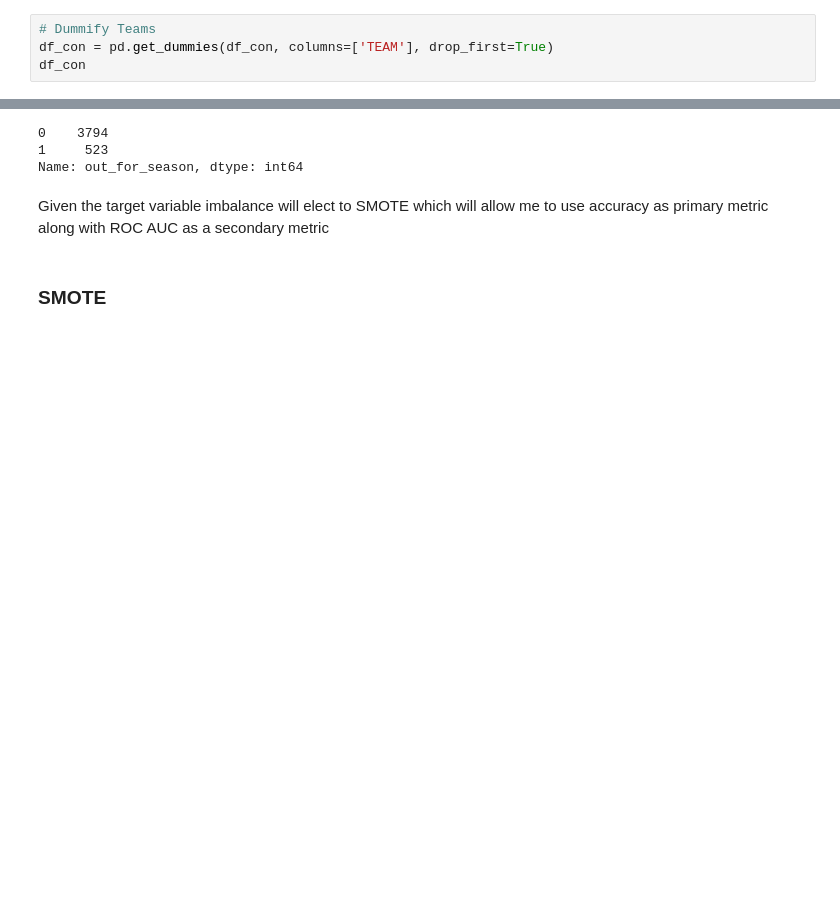
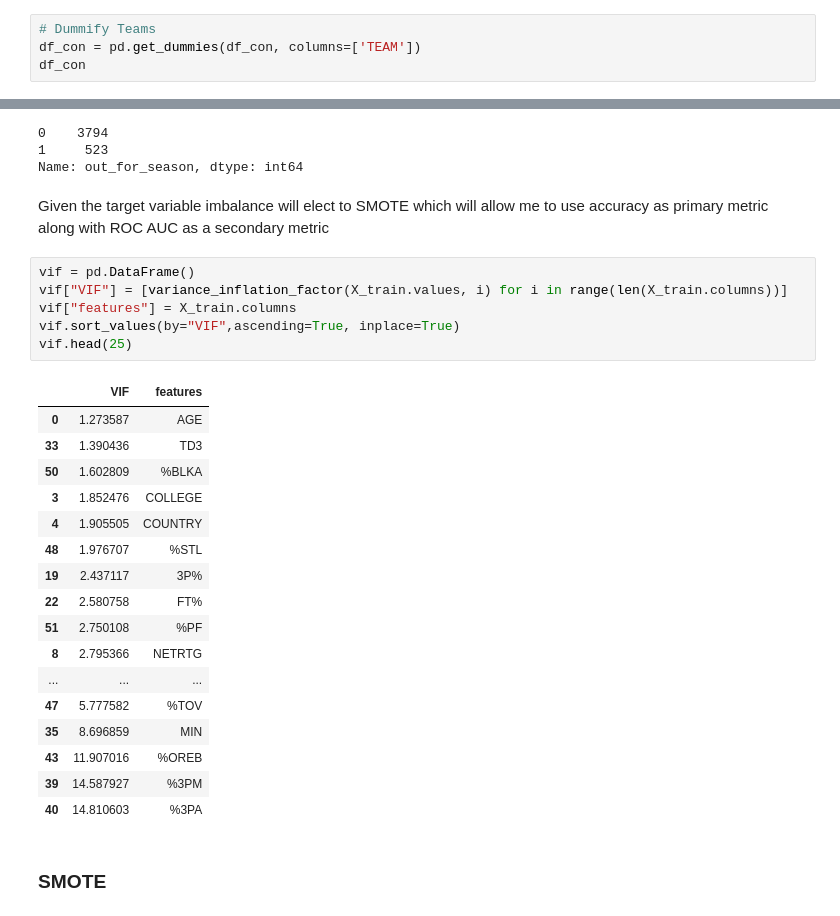
Before and after one commit to RH3421/Reducing_NBA_Injuries, a Jupyter notebook: EDA.4Pipe.ipynb, the cells around one changed output, grey strips where cells are left out. Saved outputs shown, nothing was run; the diff lists cells and outputs as text; blank space fills up the shorter version.

```diff
--- a/EDA.4Pipe.ipynb
+++ b/EDA.4Pipe.ipynb
@@ -244,7 +245,7 @@ Now let's do a heatmap to check for multicollinearity
 Using a pearson correlation coefficient cutoff of 0.85, here we see that (draft round, draft number), (true shooting percentage, field goal percentage), (minutes per game, minutes played), (minutes per game, points per game), (minutes per game, field goals made), (minutes per game, field goals attempted), (3pt made, 3pt attempted), (free throws made, points per game), (free throws made, field goals made), (free throws made, free throws attempted), (free throws attempted, free throws attempted), (free throws attempted, points per game), (offensive rebounds, rebounds), (defensive rebounds, rebounds), (fantasy points, minutes per game), (fantasy points, points per game), (fantasy points, field goals made), (fantasy points, field goals attempted), (fantasy points, free throws made), (fantasy points, free throws attempted), (fantasy points, turnovers), (usage percentage, percent of team’s field goals attempted), (percent of team’s 3pt made, percent of team’s 3pt attempted), (percent of team’s free throws made, percent of team’s free throws attempted), (percent of team’s defensive rebounds, percent of team’s rebounds), (usage percentage, percent of team’s points scored), (percent of team’s field goals made, percent of team’s points scored), (percent of team’s personal fouls drawn, percent of team’s free throws attempted) demonstrate high multicollinearity
 # %%
 # Dummify Teams
-df_con = pd.get_dummies(df_con, columns=['TEAM'], drop_first=True)
+df_con = pd.get_dummies(df_con, columns=['TEAM'])
 df_con
 # %% [output]
 |  | Name | AGE | HEIGHT | WEIGHT | COLLEGE | COUNTRY | DRAFT ROUND | DRAFT NUMBER | GP | NETRTG | ... |
@@ -295,6 +296,30 @@ y.value_counts()
 Name: out_for_season, dtype: int64
 # %% [markdown]
 Given the target variable imbalance will elect to SMOTE which will allow me to use accuracy as primary metric along with ROC AUC as a secondary metric
+# %%
+vif = pd.DataFrame()
+vif["VIF"] = [variance_inflation_factor(X_train.values, i) for i in range(len(X_train.columns))]
+vif["features"] = X_train.columns
+vif.sort_values(by="VIF",ascending=True, inplace=True)
+vif.head(25)
+# %% [output]
+|  | VIF | features |
+| 0 | 1.273587 | AGE |
+| 33 | 1.390436 | TD3 |
+| 50 | 1.602809 | %BLKA |
+| 3 | 1.852476 | COLLEGE |
+| 4 | 1.905505 | COUNTRY |
+| 48 | 1.976707 | %STL |
+| 19 | 2.437117 | 3P% |
+| 22 | 2.580758 | FT% |
+| 51 | 2.750108 | %PF |
+| 8 | 2.795366 | NETRTG |
+| ... | ... | ... |
+| 47 | 5.777582 | %TOV |
+| 35 | 8.696859 | MIN |
+| 43 | 11.907016 | %OREB |
+| 39 | 14.587927 | %3PM |
+| 40 | 14.810603 | %3PA |
 # %% [markdown]
 ### SMOTE
 # %%
```
Also changed, not shown: parts of 3 cells of this notebook, 1 other file.
